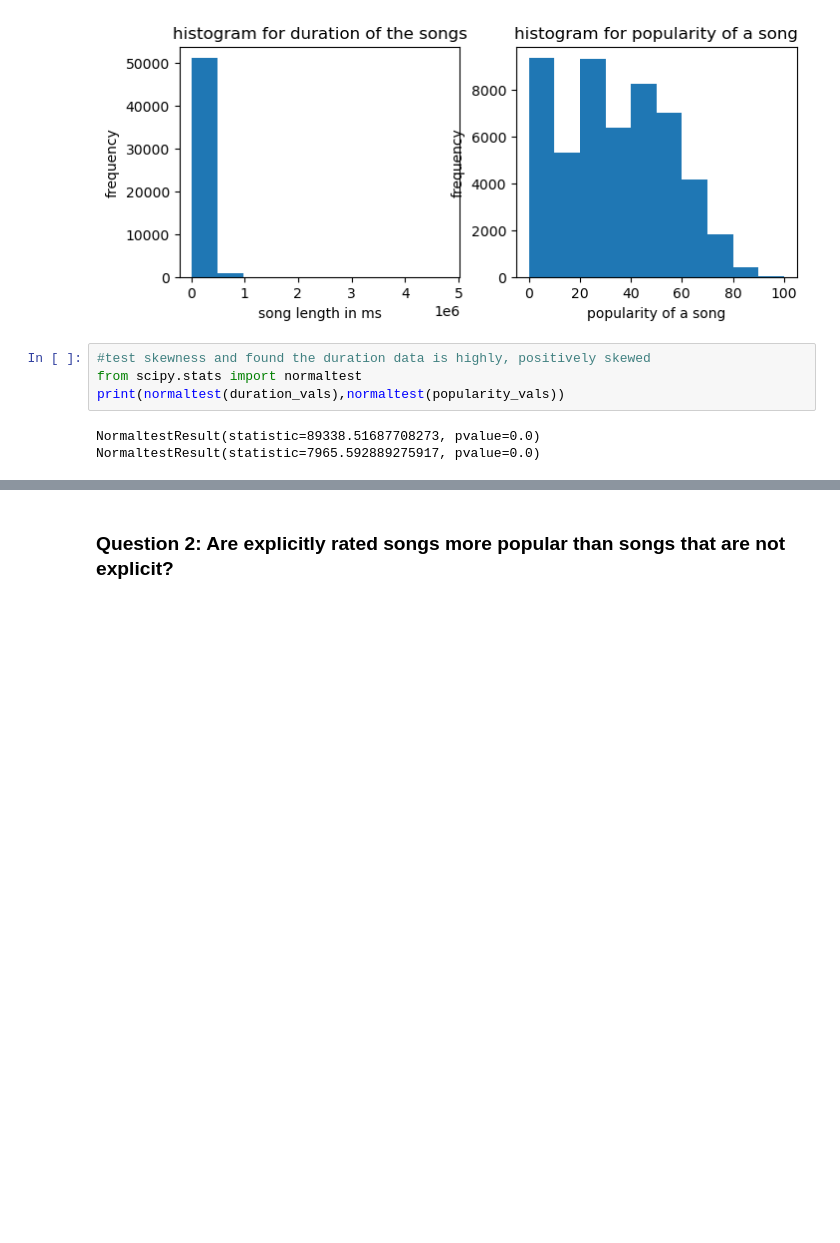
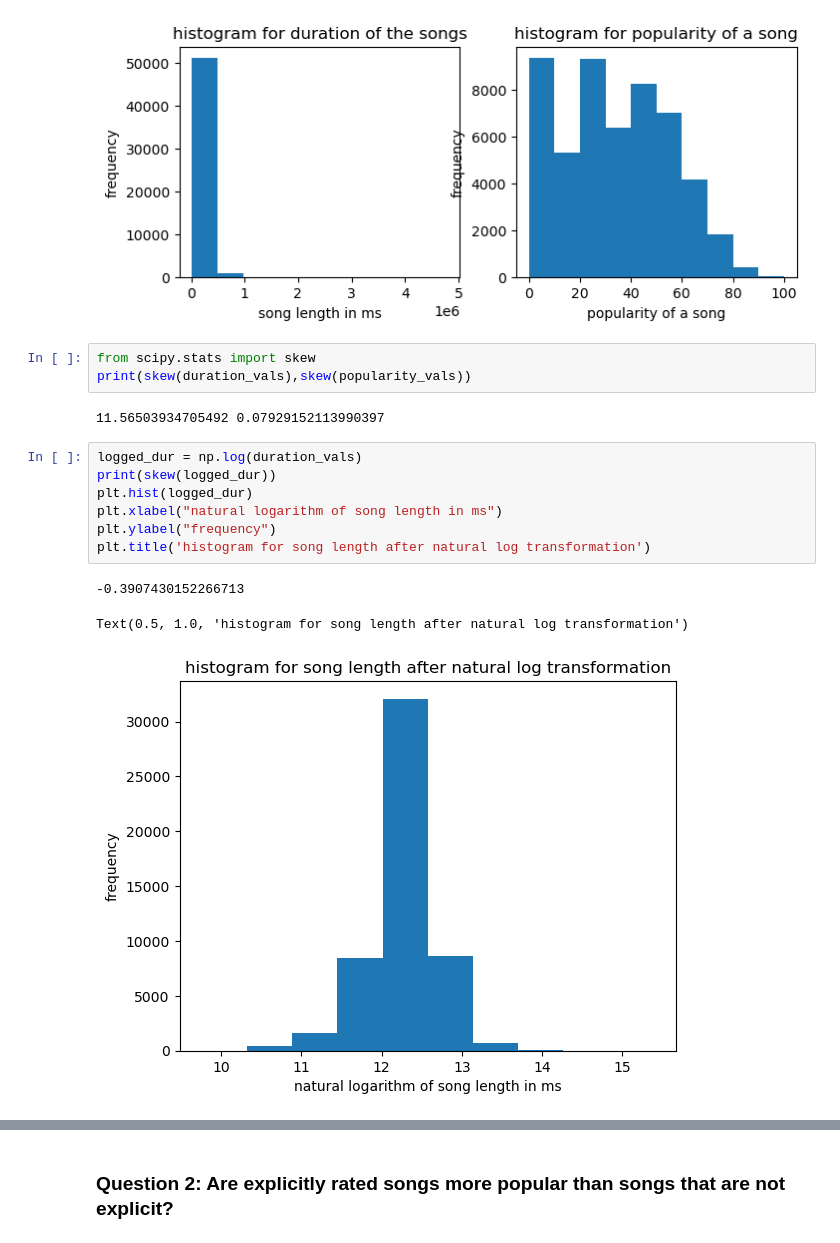
Before and after one commit to Archertakesitez/capstone_project_1001, a Jupyter notebook: capstone_ds14.ipynb, the cells around one changed output, grey strips where cells are left out. Saved outputs shown, nothing was run; the diff lists cells and outputs as text; blank space fills up the shorter version.

```diff
--- a/capstone_ds14.ipynb
+++ b/capstone_ds14.ipynb
@@ -62,9 +62,19 @@ plt.title('histogram for popularity of a song')
 # %% [output]
 Text(0.5, 1.0, 'histogram for popularity of a song')
 [figure]
-# %%
-#test skewness and found the duration data is highly, positively skewed
-from scipy.stats import normaltest
-print(normaltest(duration_vals),normaltest(popularity_vals))
-# %% [output]
-NormaltestResult(statistic=89338.51687708273, pvalue=0.0) NormaltestResult(statistic=7965.592889275917, pvalue=0.0)
+# %%
+from scipy.stats import skew
+print(skew(duration_vals),skew(popularity_vals))
+# %% [output]
+11.56503934705492 0.07929152113990397
+# %%
+logged_dur = np.log(duration_vals)
+print(skew(logged_dur))
+plt.hist(logged_dur)
+plt.xlabel("natural logarithm of song length in ms")
+plt.ylabel("frequency")
+plt.title('histogram for song length after natural log transformation')
+# %% [output]
+-0.3907430152266713
+Text(0.5, 1.0, 'histogram for song length after natural log transformation')
+[figure, added]
```
Also changed, not shown: parts of 5 cells of this notebook, 4 other files.
